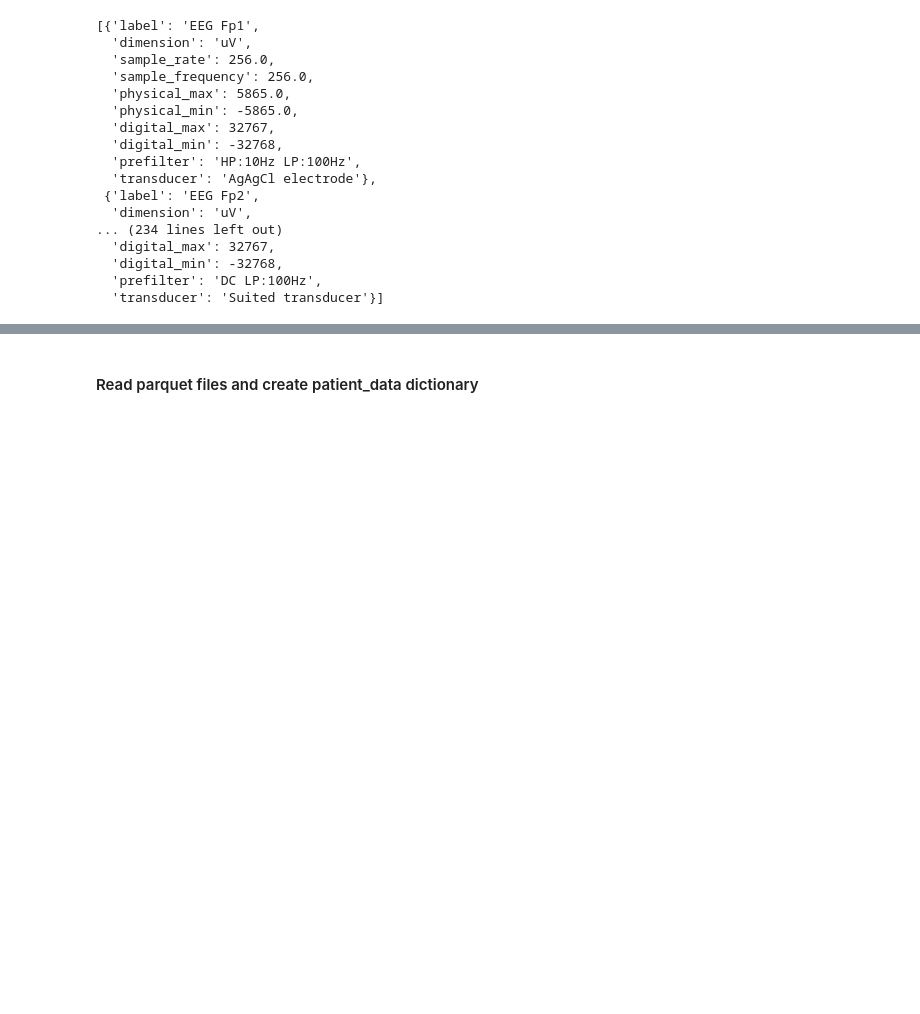
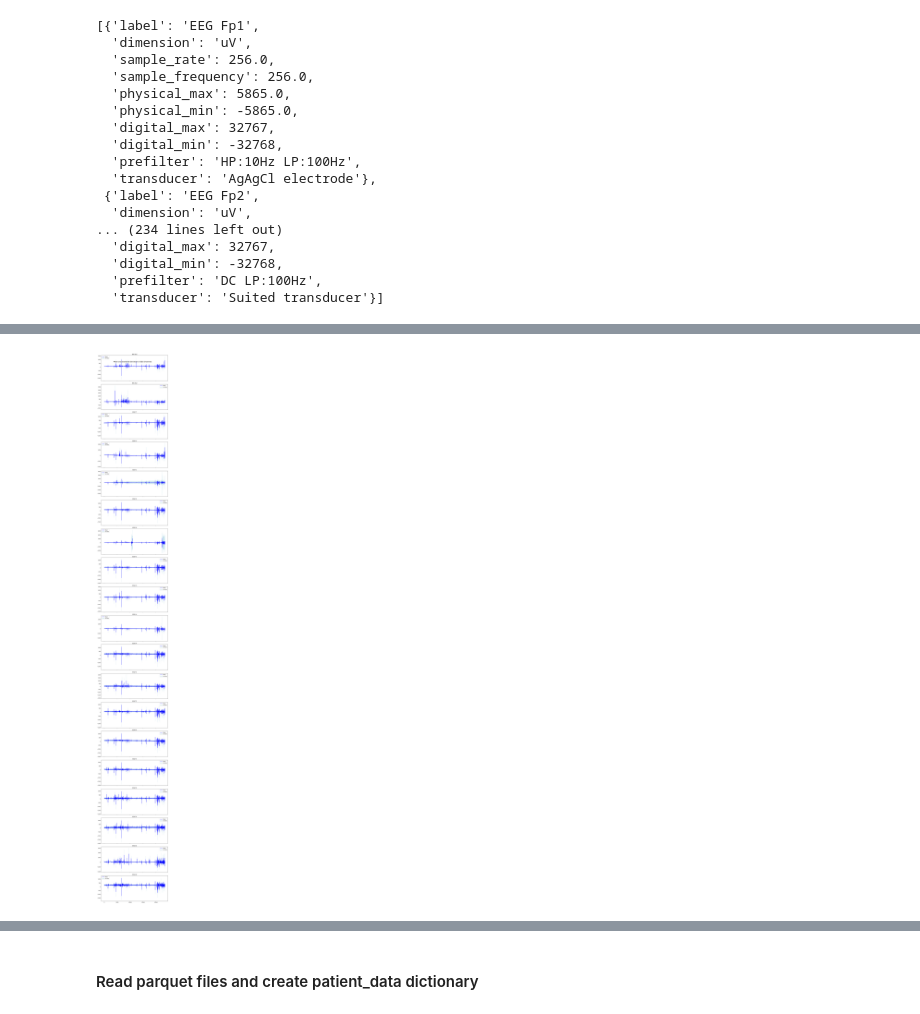
Before and after one commit to carzaga1/UnsuperDL-EEG-BSUPP, a Jupyter notebook: notebooks/00_eda.ipynb, the cells around one changed output, grey strips where cells are left out. Drawn from its saved outputs; the diff is of its cells as text; code cells hidden in the pictures; blank space fills up the shorter version.

```diff
--- a/notebooks/00_eda.ipynb
+++ b/notebooks/00_eda.ipynb
@@ -169,0 +243,26 @@ max    1.324245e+03  1.369529e+03  3.904899e+03  1.663607e+03
+# %%
+channels = mean_df.columns
+mean_values = mean_df.values
+std_values = std_df.values
+num_channels = len(channels)
+
+fig, axes = plt.subplots(num_channels, 1, figsize=(10, 4 * num_channels), sharex=True)
+fig.suptitle('Mean and Standard Deviation of EEG Channels', fontsize=16)
+
+for i in range(num_channels):
+    axes[i].plot(mean_values[:, i], color='blue', label='Mean')
+    axes[i].fill_between(
+        range(len(mean_values)),
+        mean_values[:, i] - std_values[:, i],
+        mean_values[:, i] + std_values[:, i],
+        color='lightblue',
+        alpha=0.5,
+        label='Std Dev'
+    )
+    axes[i].set_title(channels[i])
+    axes[i].legend()
+
+plt.tight_layout()
+plt.show()
+# %% [output]
+[figure, added]
```
Also changed, not shown: parts of 19 cells of this notebook.
